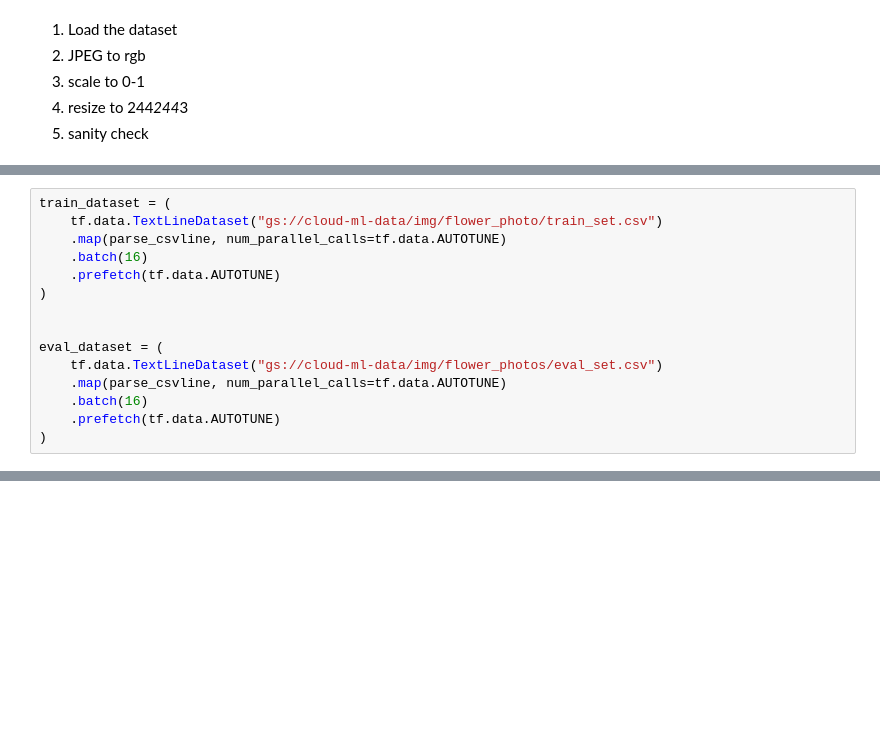
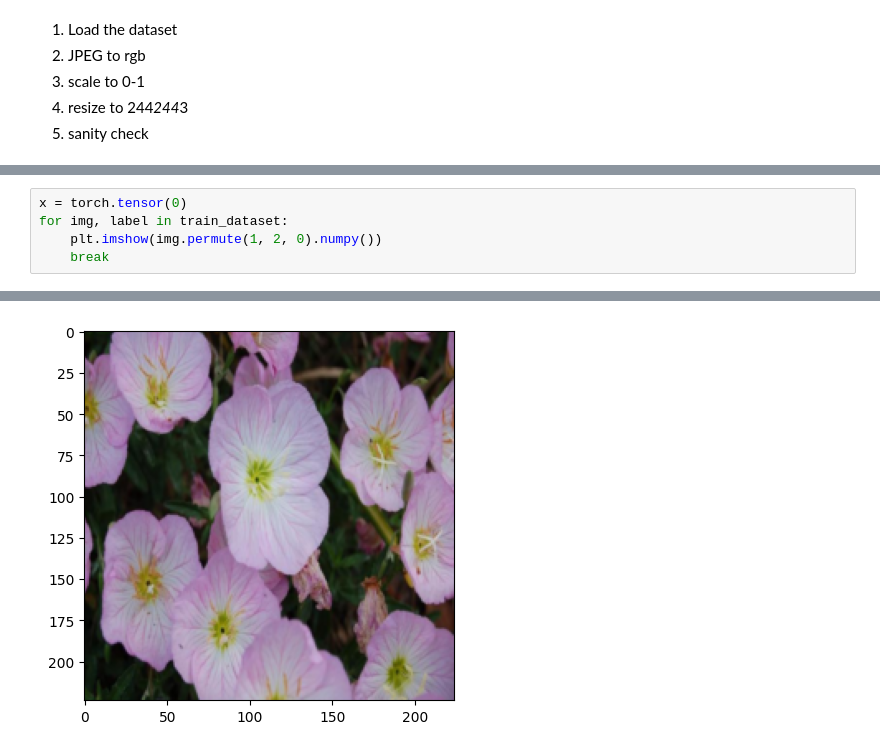
Before and after one commit to shushankai/Exploration, a Jupyter notebook: cv_scratch_l3.ipynb, the cells around one changed output, grey strips where cells are left out. Cells and saved outputs as stored; diff of their text form; blank space fills up the shorter version.

```diff
--- a/cv_scratch_l3.ipynb
+++ b/cv_scratch_l3.ipynb
@@ -47,16 +74,6 @@ def parse_csvline(csv_line):
 # %%
-train_dataset = (
-    tf.data.TextLineDataset("gs://cloud-ml-data/img/flower_photo/train_set.csv")
-    .map(parse_csvline, num_parallel_calls=tf.data.AUTOTUNE)
-    .batch(16)
-    .prefetch(tf.data.AUTOTUNE)
-)
-
-
-eval_dataset = (
-    tf.data.TextLineDataset("gs://cloud-ml-data/img/flower_photos/eval_set.csv")
-    .map(parse_csvline, num_parallel_calls=tf.data.AUTOTUNE)
-    .batch(16)
-    .prefetch(tf.data.AUTOTUNE)
-)
+x = torch.tensor(0)
+for img, label in train_dataset:
+    plt.imshow(img.permute(1, 2, 0).numpy())
+    break
 # %% [output]
@@ -68 +80,2 @@ eval_dataset = (
+[figure, added]
 # %%
```
Also changed, not shown: parts of 8 cells of this notebook, 1 other file.
